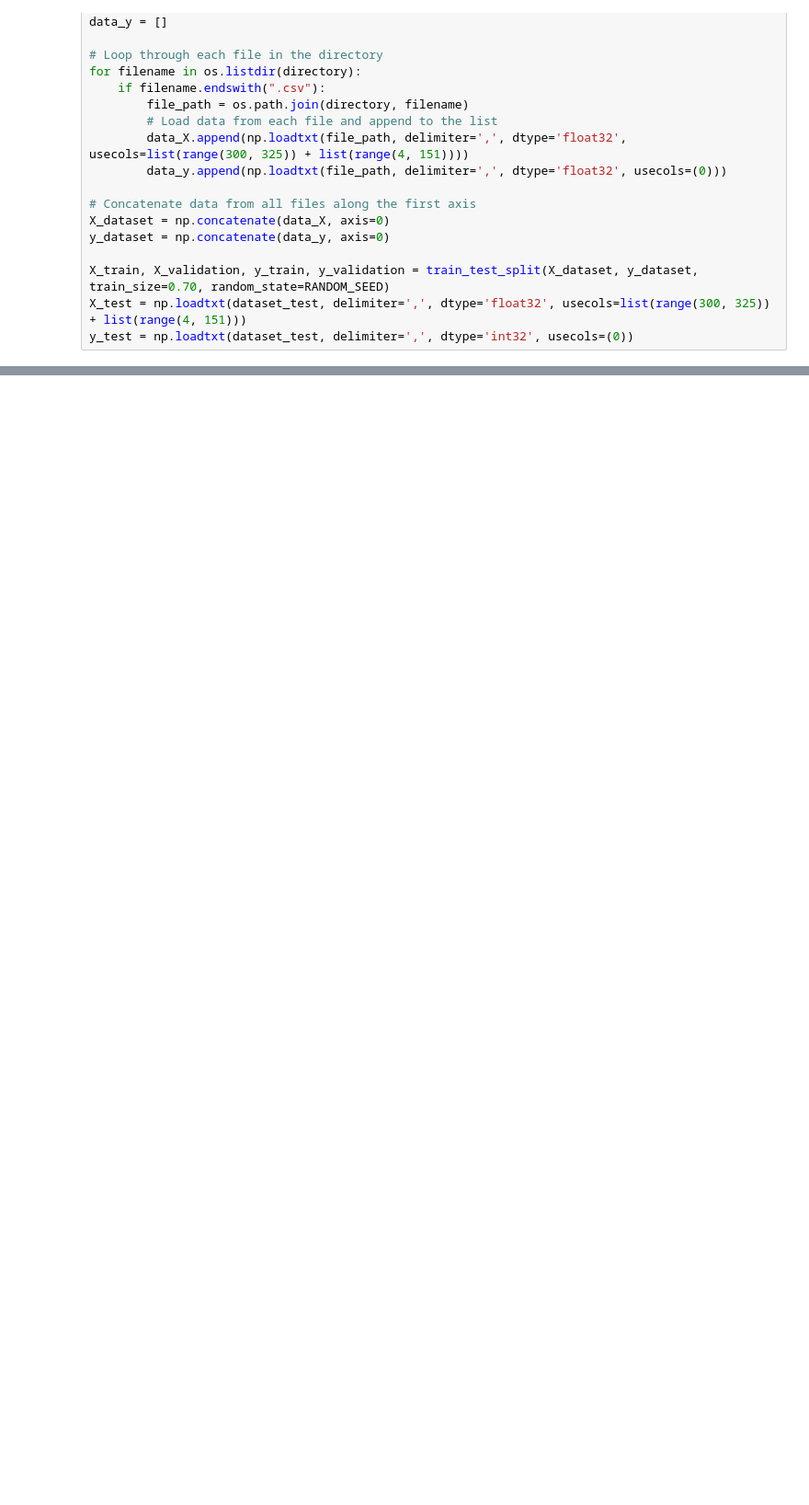
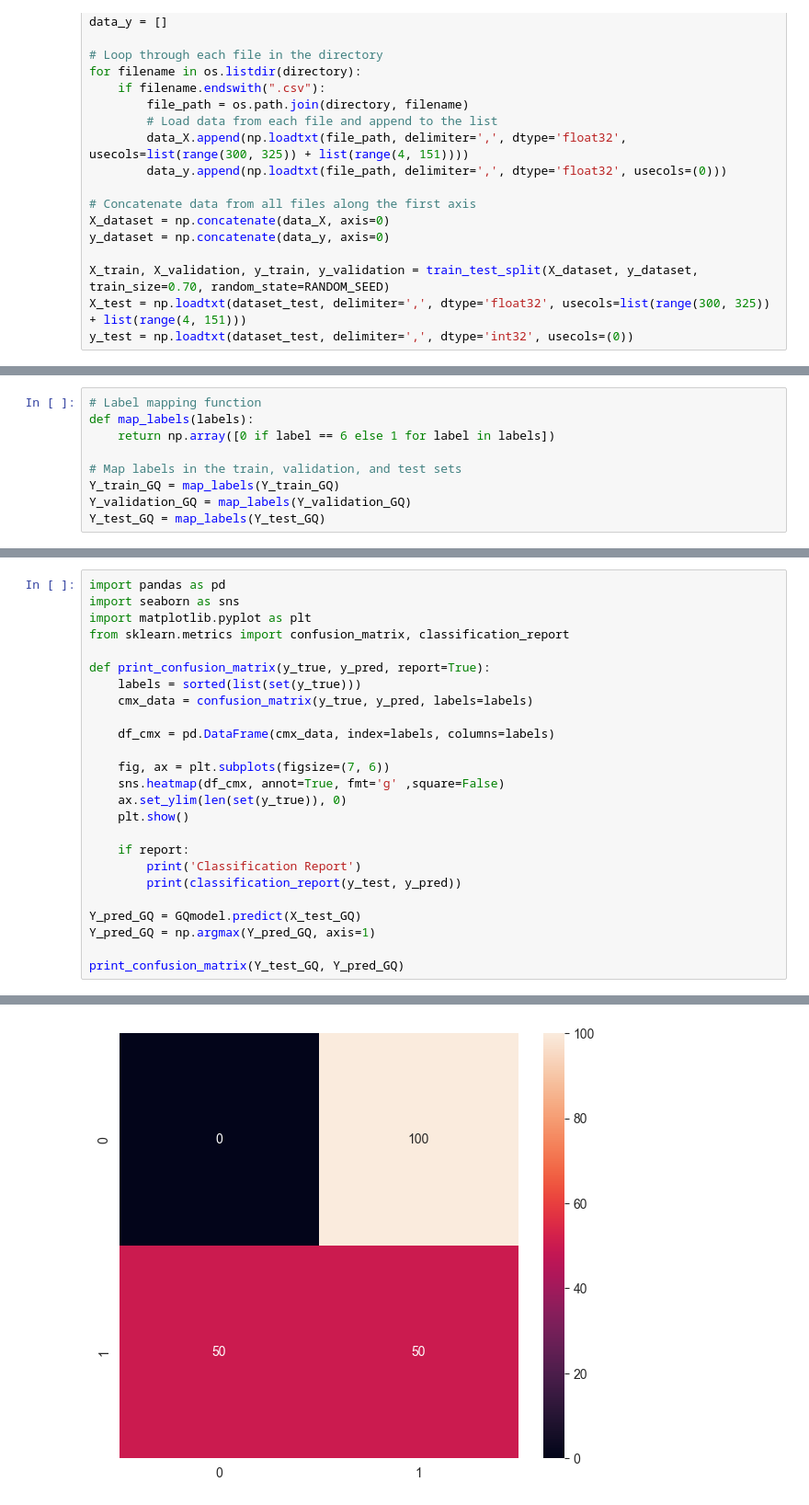
Before and after one commit to mijn35/thesis, a Jupyter notebook: ensemble_model.ipynb, the cells around one changed output, grey strips where cells are left out. Shown at 92% size. Drawn from its saved outputs; the diff is of its cells as text; blank space fills up the shorter version.

```diff
--- a/ensemble_model.ipynb
+++ b/ensemble_model.ipynb
@@ -77,3 +84,12 @@ AttributeError: 'list' object has no attribute 'shape'
+# %%
+# Label mapping function
+def map_labels(labels):
+    return np.array([0 if label == 6 else 1 for label in labels])
+
+# Map labels in the train, validation, and test sets
+Y_train_GQ = map_labels(Y_train_GQ)
+Y_validation_GQ = map_labels(Y_validation_GQ)
+Y_test_GQ = map_labels(Y_test_GQ)
 # %%
 GQ_CLASSES = 2
 GQmodel = tf.keras.models.Sequential([
@@ -118,0 +154,26 @@ IndexError: tuple index out of range
+# %%
+import pandas as pd
+import seaborn as sns
+import matplotlib.pyplot as plt
+from sklearn.metrics import confusion_matrix, classification_report
+
+def print_confusion_matrix(y_true, y_pred, report=True):
+    labels = sorted(list(set(y_true)))
+    cmx_data = confusion_matrix(y_true, y_pred, labels=labels)
+
+    df_cmx = pd.DataFrame(cmx_data, index=labels, columns=labels)
+
+    fig, ax = plt.subplots(figsize=(7, 6))
+    sns.heatmap(df_cmx, annot=True, fmt='g' ,square=False)
+    ax.set_ylim(len(set(y_true)), 0)
+    plt.show()
+
+    if report:
+        print('Classification Report')
+        print(classification_report(y_test, y_pred))
+
+Y_pred_GQ = GQmodel.predict(X_test_GQ)
+Y_pred_GQ = np.argmax(Y_pred_GQ, axis=1)
+
+print_confusion_matrix(Y_test_GQ, Y_pred_GQ)
+# %% [output]
@@ -118,0 +181 @@ IndexError: tuple index out of range
+[figure, added]
```
Also changed, not shown: parts of 4 cells of this notebook, 1 other file.
